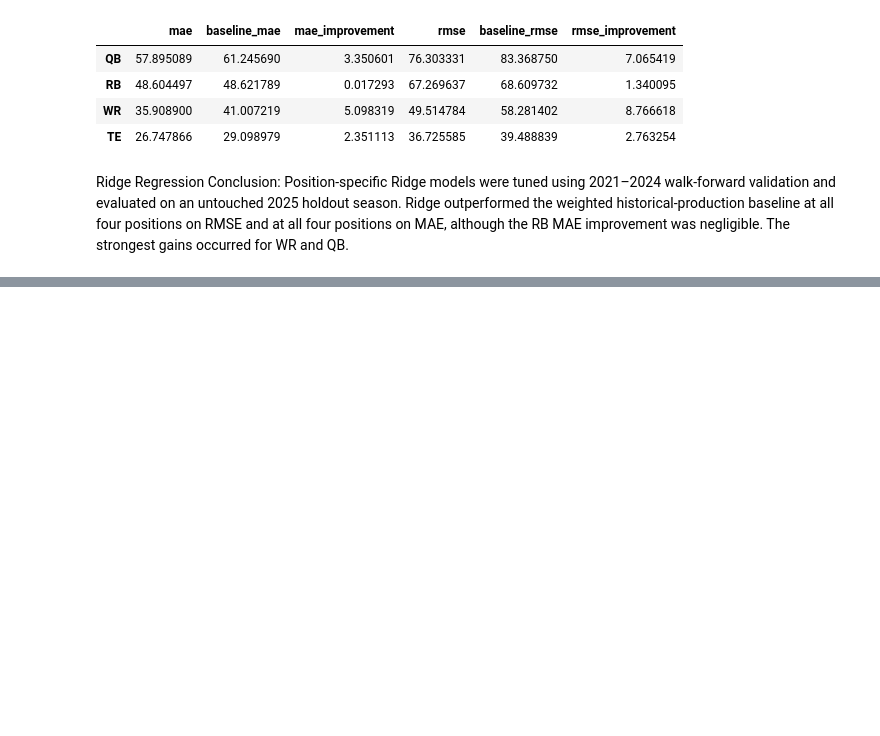
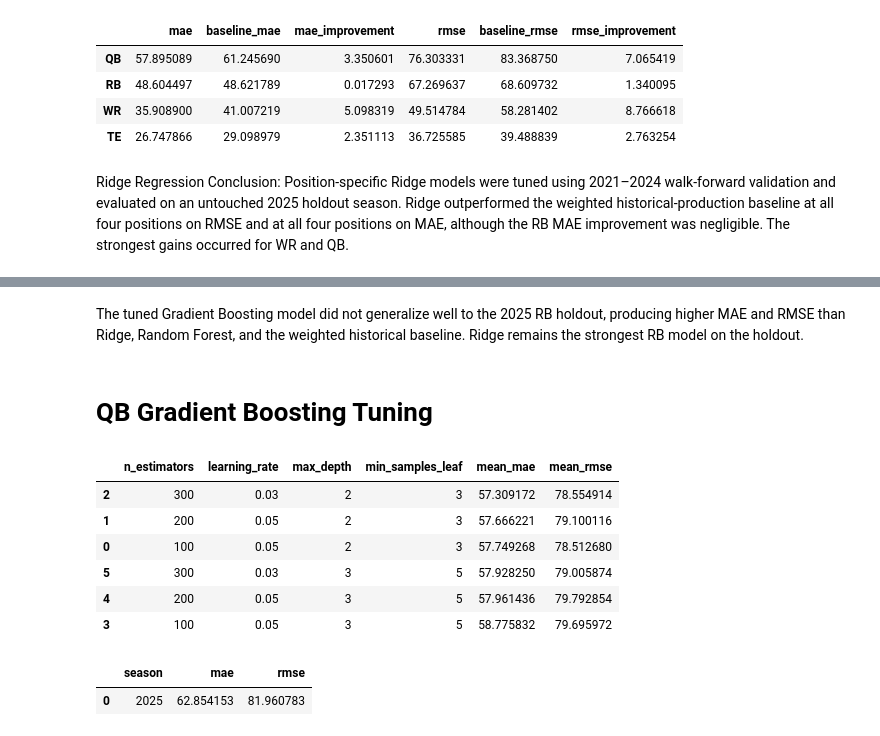
Before and after one commit to thjquinn/fantasy-football-projection-model, a Jupyter notebook: notebooks/05_modeling.ipynb, the cells around one changed output, grey strips where cells are left out. Drawn from its saved outputs; the diff is of its cells as text; code cells hidden in the pictures; blank space fills up the shorter version.

```diff
--- a/notebooks/05_modeling.ipynb
+++ b/notebooks/05_modeling.ipynb
@@ -1065,0 +1577,56 @@ Ridge Regression Conclusion: Position-specific Ridge models were tuned using 202
+# %% [markdown]
+The tuned Gradient Boosting model did not generalize well to the 2025 RB holdout, producing higher MAE and RMSE than Ridge, Random Forest, and the weighted historical baseline. Ridge remains the strongest RB model on the holdout.
+# %% [markdown]
+# QB Gradient Boosting Tuning
+# %%
+gb_tuning_results = []
+
+for config in gb_configs:
+
+    results = evaluate_gradient_boosting(
+        qb_df,
+        qb_features,
+        target,
+        tuning_seasons,
+        n_estimators=config["n_estimators"],
+        learning_rate=config["learning_rate"],
+        max_depth=config["max_depth"],
+        min_samples_leaf=config["min_samples_leaf"]
+    )
+
+    gb_tuning_results.append({
+        "n_estimators": config["n_estimators"],
+        "learning_rate": config["learning_rate"],
+        "max_depth": config["max_depth"],
+        "min_samples_leaf": config["min_samples_leaf"],
+        "mean_mae": results["mae"].mean(),
+        "mean_rmse": results["rmse"].mean()
+    })
+
+qb_gb_tuning = pd.DataFrame(gb_tuning_results)
+
+qb_gb_tuning.sort_values("mean_mae")
+# %% [output]
+|  | n_estimators | learning_rate | max_depth | min_samples_leaf | mean_mae | mean_rmse |
+| 2 | 300 | 0.03 | 2 | 3 | 57.309172 | 78.554914 |
+| 1 | 200 | 0.05 | 2 | 3 | 57.666221 | 79.100116 |
+| 0 | 100 | 0.05 | 2 | 3 | 57.749268 | 78.512680 |
+| 5 | 300 | 0.03 | 3 | 5 | 57.928250 | 79.005874 |
+| 4 | 200 | 0.05 | 3 | 5 | 57.961436 | 79.792854 |
+| 3 | 100 | 0.05 | 3 | 5 | 58.775832 | 79.695972 |
+# %%
+qb_gb_2025 = evaluate_gradient_boosting(
+    qb_df,
+    qb_features,
+    target,
+    [2025],
+    n_estimators=300,
+    learning_rate=0.03,
+    max_depth=2,
+    min_samples_leaf=3
+)
+
+qb_gb_2025
+# %% [output]
+|  | season | mae | rmse |
+| 0 | 2025 | 62.854153 | 81.960783 |
```
Also changed, not shown: parts of 47 cells of this notebook, 3 other files.
